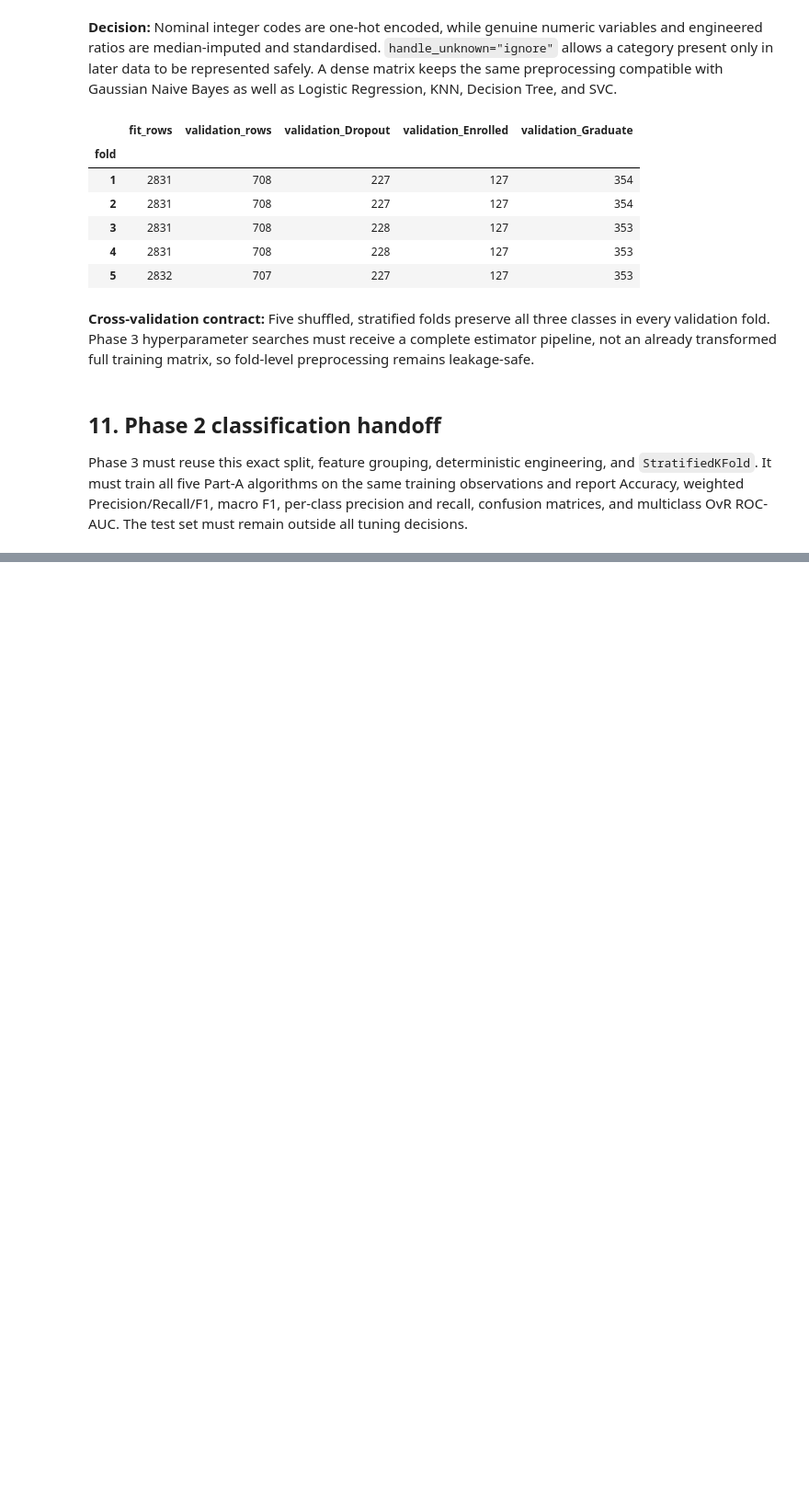
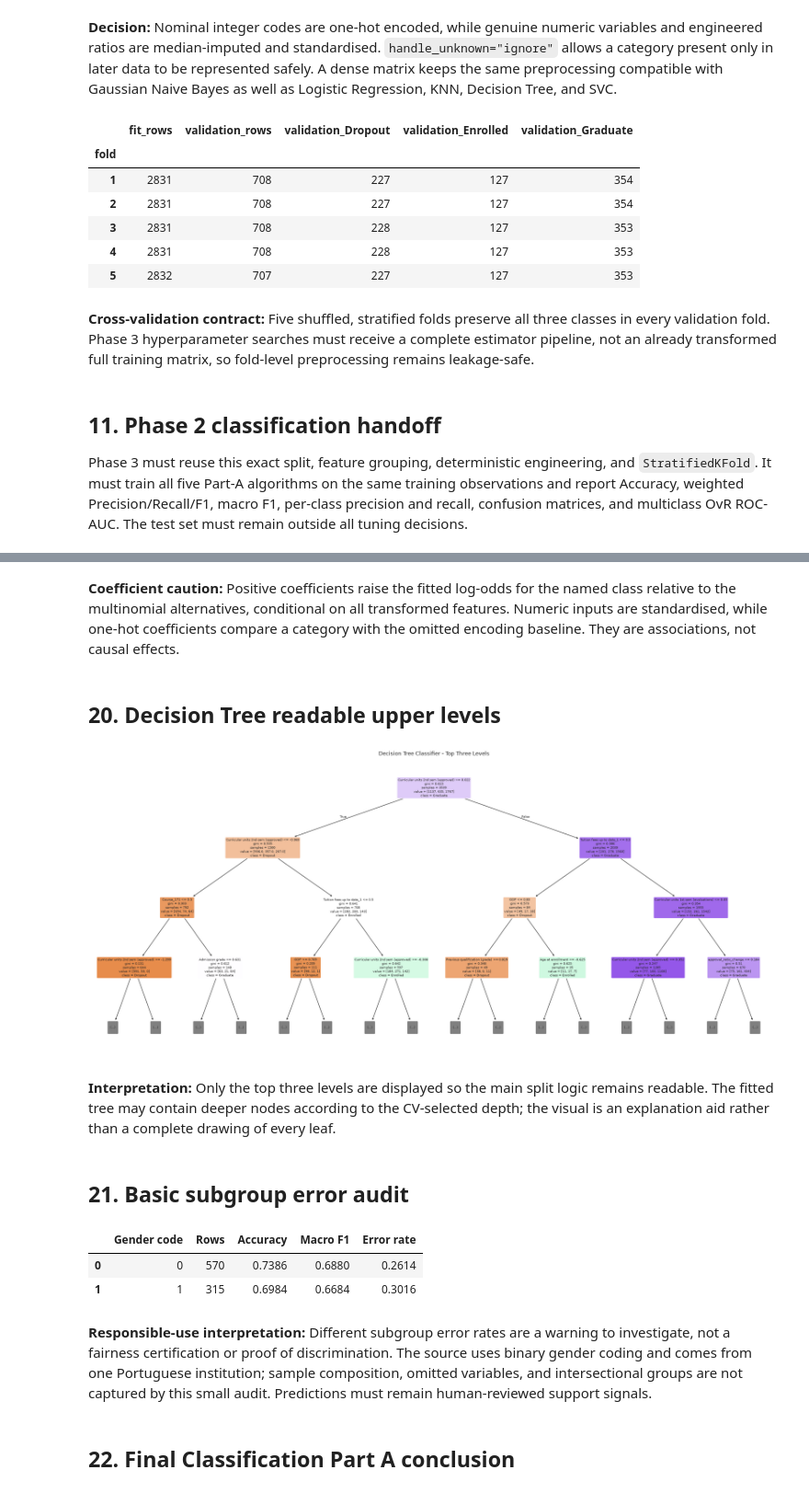
Before and after one commit to Shruhath/23CSE301-ML-Capstone, a Jupyter notebook: notebooks/classification.ipynb, the cells around one changed output, grey strips where cells are left out. Shown at 92% size. Cells and saved outputs as stored; diff of their text form; code cells hidden in the pictures; blank space fills up the shorter version.

```diff
--- a/notebooks/classification.ipynb
+++ b/notebooks/classification.ipynb
@@ -491,0 +992,59 @@ Phase 3 must reuse this exact split, feature grouping, deterministic engineering
+# %% [markdown]
+**Coefficient caution:** Positive coefficients raise the fitted log-odds for the named class relative to the multinomial alternatives, conditional on all transformed features. Numeric inputs are standardised, while one-hot coefficients compare a category with the omitted encoding baseline. They are associations, not causal effects.
+# %% [markdown]
+## 20. Decision Tree readable upper levels
+# %%
+tree_estimator = classification_estimators["Decision Tree Classifier"]
+tree_feature_names = tree_estimator.named_steps["preprocessor"].get_feature_names_out()
+tree_model = tree_estimator.named_steps["model"]
+plt.figure(figsize=(22, 10))
+plot_tree(
+    tree_model,
+    feature_names=tree_feature_names,
+    class_names=tree_model.classes_,
+    filled=True,
+    rounded=True,
+    max_depth=3,
+    fontsize=7,
+)
+plt.title("Decision Tree Classifier - Top Three Levels")
+plt.tight_layout()
+plt.show()
+# %% [output]
+[figure, added]
+# %% [markdown]
+**Interpretation:** Only the top three levels are displayed so the main split logic remains readable. The fitted tree may contain deeper nodes according to the CV-selected depth; the visual is an explanation aid rather than a complete drawing of every leaf.
+# %% [markdown]
+## 21. Basic subgroup error audit
+# %%
+selected_predictions = classification_predictions[FINAL_CLASSIFICATION_MODEL_NAME]
+subgroup_frame = pd.DataFrame(
+    {
+        "Gender code": X_test_model["Gender"].to_numpy(),
+        "Actual": y_test.to_numpy(),
+        "Predicted": selected_predictions,
+    }
+)
+subgroup_rows = []
+for gender_code, group in subgroup_frame.groupby("Gender code"):
+    subgroup_rows.append(
+        {
+            "Gender code": gender_code,
+            "Rows": len(group),
+            "Accuracy": accuracy_score(group["Actual"], group["Predicted"]),
+            "Macro F1": f1_score(group["Actual"], group["Predicted"], average="macro", zero_division=0),
+            "Error rate": 1 - accuracy_score(group["Actual"], group["Predicted"]),
+        }
+    )
+classification_subgroup_audit = pd.DataFrame(subgroup_rows)
+display(classification_subgroup_audit.style.format({
+    "Accuracy": "{:.4f}", "Macro F1": "{:.4f}", "Error rate": "{:.4f}"
+}))
+# %% [output]
+|  | Gender code | Rows | Accuracy | Macro F1 | Error rate |
+| 0 | 0 | 570 | 0.7386 | 0.6880 | 0.2614 |
+| 1 | 1 | 315 | 0.6984 | 0.6684 | 0.3016 |
+# %% [markdown]
+**Responsible-use interpretation:** Different subgroup error rates are a warning to investigate, not a fairness certification or proof of discrimination. The source uses binary gender coding and comes from one Portuguese institution; sample composition, omitted variables, and intersectional groups are not captured by this small audit. Predictions must remain human-reviewed support signals.
+# %% [markdown]
+## 22. Final Classification Part A conclusion
```
Also changed, not shown: parts of 27 cells of this notebook, 5 other files.
